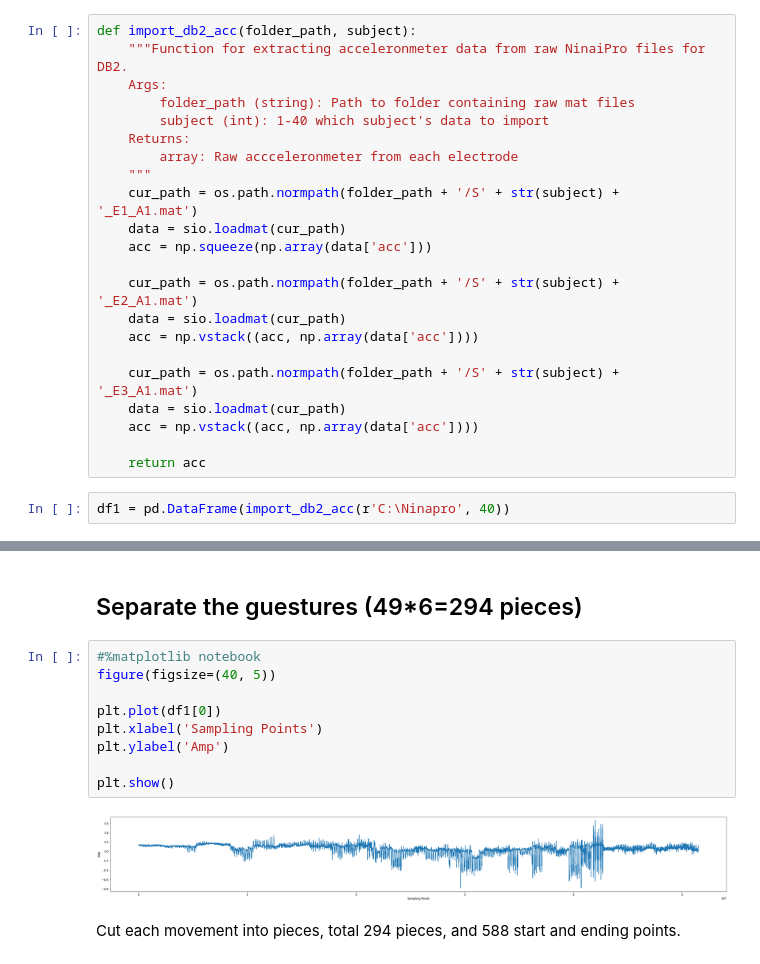
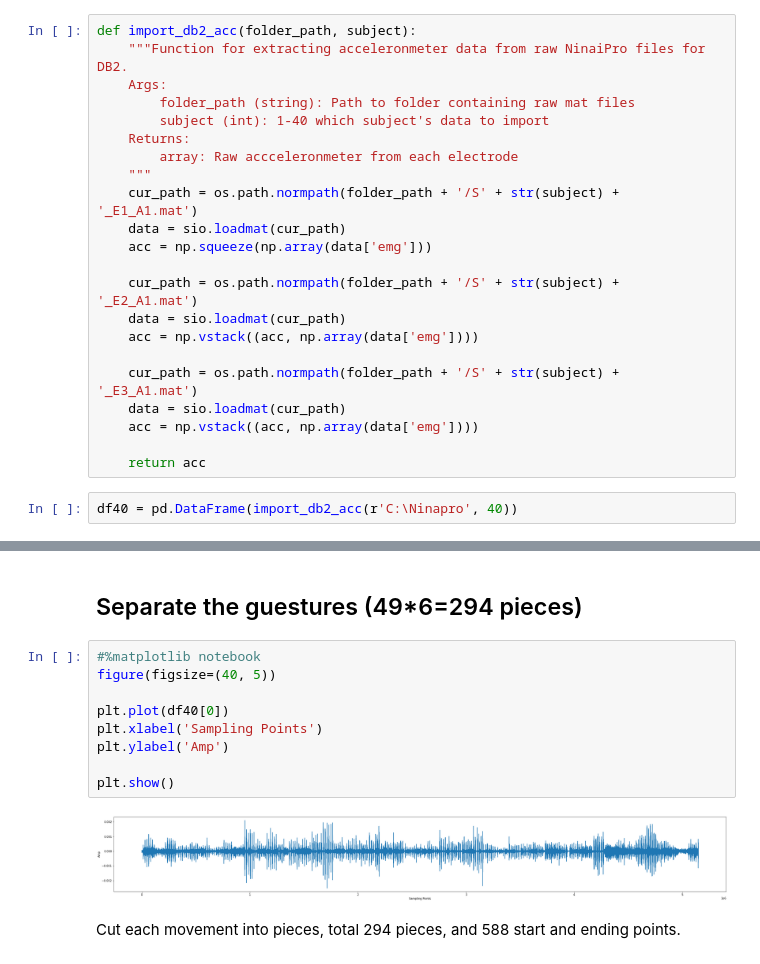
Before and after one commit to chenkecoco1/EMG_Analysis, a Jupyter notebook: SIGNAL0.ipynb, the cells around one changed output, grey strips where cells are left out. Drawn from its saved outputs; the diff is of its cells as text.

```diff
--- a/SIGNAL0.ipynb
+++ b/SIGNAL0.ipynb
@@ -29,18 +29,18 @@ def import_db2_acc(folder_path, subject):
     """
     cur_path = os.path.normpath(folder_path + '/S' + str(subject) + '_E1_A1.mat')
     data = sio.loadmat(cur_path)
-    acc = np.squeeze(np.array(data['acc']))
+    acc = np.squeeze(np.array(data['emg']))
 
     cur_path = os.path.normpath(folder_path + '/S' + str(subject) + '_E2_A1.mat')
     data = sio.loadmat(cur_path)
-    acc = np.vstack((acc, np.array(data['acc'])))
+    acc = np.vstack((acc, np.array(data['emg'])))
 
     cur_path = os.path.normpath(folder_path + '/S' + str(subject) + '_E3_A1.mat')
     data = sio.loadmat(cur_path)
-    acc = np.vstack((acc, np.array(data['acc'])))
+    acc = np.vstack((acc, np.array(data['emg'])))
 
     return acc
 # %%
-df1 = pd.DataFrame(import_db2_acc(r'C:\Ninapro', 40))
+df40 = pd.DataFrame(import_db2_acc(r'C:\Ninapro', 40))
 # %%
 #SENITY CHECK
@@ -53,14 +53,14 @@ len(df1)/(49*6)/2000
 # %%
 #%matplotlib notebook
 figure(figsize=(40, 5))
 
-plt.plot(df1[0])
+plt.plot(df40[0])
 plt.xlabel('Sampling Points')
 plt.ylabel('Amp')
 
 plt.show()
 # %% [output]
-[figure, old version]
+[figure, new version]
 # %% [markdown]
 Cut each movement into pieces, total 294 pieces, and 588 start and ending points.
 # %%
```
Also changed, not shown: parts of 7 cells of this notebook.
